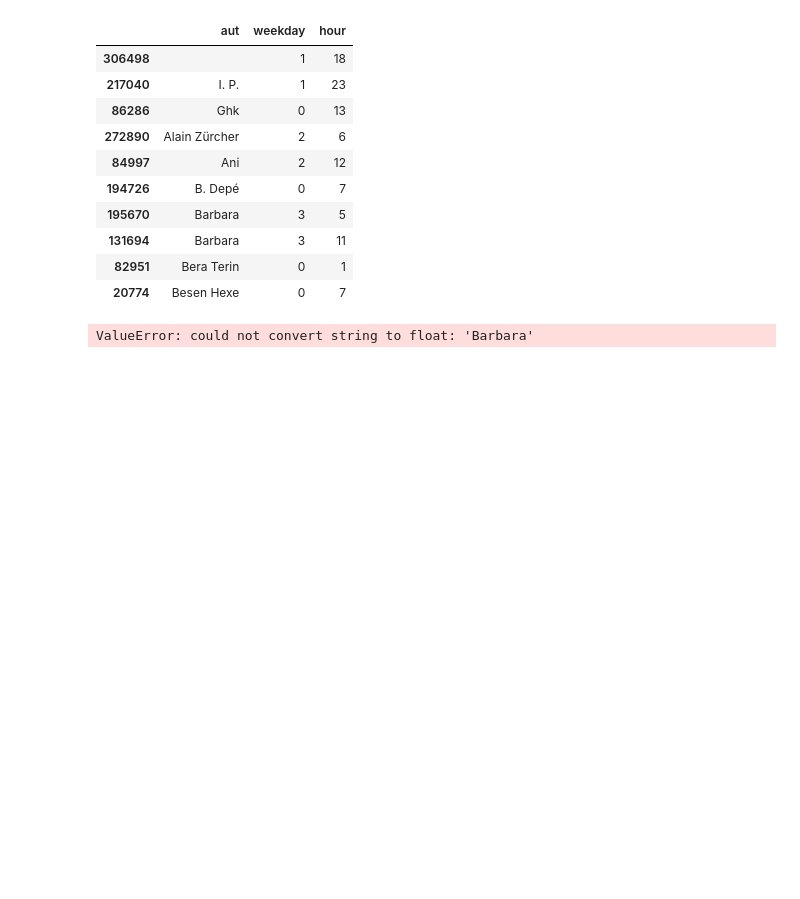
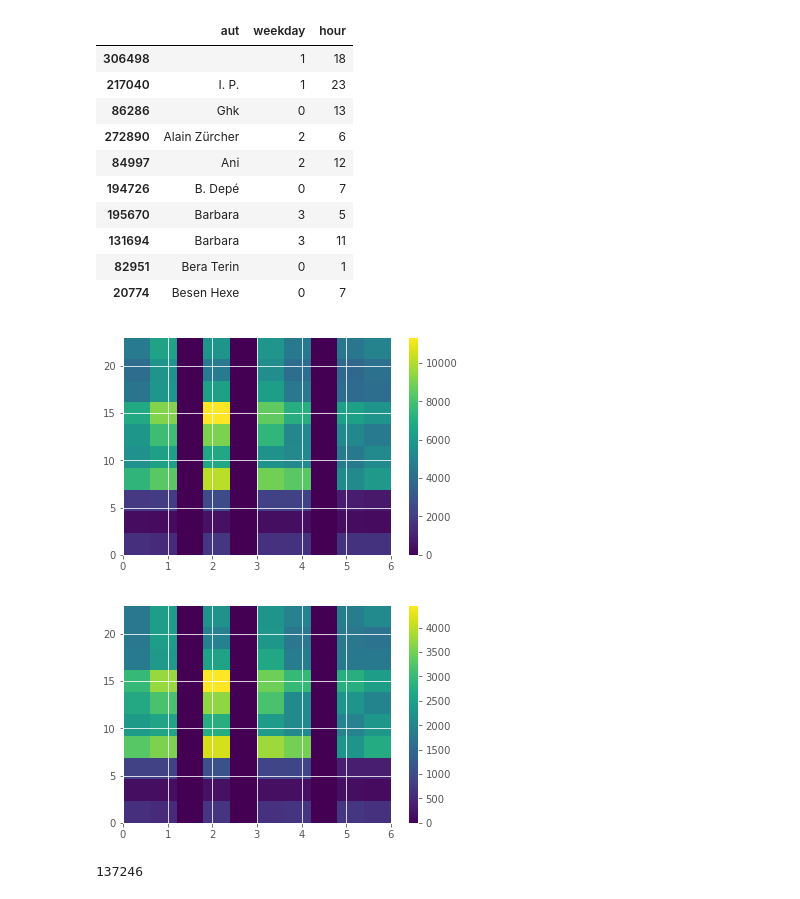
Before and after one commit to fdelia/bots, a Jupyter notebook: 7_user_behaviour.ipynb, the cells around one changed output. Saved outputs shown, nothing was run; the diff lists cells and outputs as text; code cells hidden in the pictures; blank space fills up the shorter version.

```diff
--- a/7_user_behaviour.ipynb
+++ b/7_user_behaviour.ipynb
@@ -74,6 +74,10 @@ df_art['text_len'] = df_art['text'].apply(lambda x: len(str(x)))
 df_art['text_num_words'] = df_art['text'].apply(lambda x: len(str(x).split()))
 df_art['text_n_periods'] = df_art['text'].apply(lambda x: len(str(x).split('.')))
 
+# TODO get stats for each article with iteration, no df_merge
+for row in df_art.iterrows():
+    pass
+"""
 # Left inner join
 df_merge = df_art.merge(df_com, left_on='tId', right_on='tId', how='left')
 
@@ -96,11 +100,8 @@ def get_art_statistics(group):
     return group
 
 df_merge = df_merge.apply(get_art_statistics)
-#df_merge = df_merge.groupby('tId').mean().reset_index()
-#df_merge = df_merge.merge(df_art[['tId', 'header', 'sub', 'text']], on='tId')
-
-df_users = df_com.groupby('aut').mean()
+"""
+df_users = df_com.groupby('aut').mean()#.reset_index()
+df_users['num_comments'] = df_com[['aut', 'cId']].groupby('aut').count()['cId']
 df_users.head(1)
-
-#df_merge.head(1)
 # %% [output]
@@ -115,9 +119,9 @@ Questions
 #aut_weekdays = df_com.groupby('aut')['weekday'].apply(list)
 #aut_hours = df_com.groupby('aut')['hour'].apply(list)
 #df_users_wdh = pd.merge(pd.DataFrame(aut_weekdays).reset_index(), pd.DataFrame(aut_hours).reset_index())
-#df_users_wdh['num_comments'] = df_users_wdh['hour'].apply(len)
-df_users_wdh = df_com.sort_values('aut')[['aut', 'weekday', 'hour']]
-df_users_wdh.head(10)
+#df_users_wdh['num_codmments'] = df_users_wdh['hour'].apply(len)
+df_com_wdh = df_com.sort_values('aut')[['aut', 'weekday', 'hour']]
+df_com_wdh.head(10)
 # %% [output]
 |  | aut | weekday | hour |
 | 306498 |  | 1 | 18 |
@@ -130,9 +134,18 @@ df_users_wdh.head(10)
 | 131694 | Barbara | 3 | 11 |
 | 82951 | Bera Terin | 0 | 1 |
 | 20774 | Besen Hexe | 0 | 7 |
-# %%
-from sklearn.neighbors import NearestNeighbors
-
-nbrs = NearestNeighbors(n_jobs=-1).fit(df_users_wdh[['weekday', 'hour']])
-# %% [output]
-ValueError: could not convert string to float: 'Barbara'
+# %%
+#df_users_wdh.hist(['weekday', 'hour'])
+def hist2d(df):
+    plt.hist2d(df['weekday'], df['hour'])
+    plt.colorbar(); plt.show()
+
+hist2d(df_com_wdh)
+
+users_with_x_comments = df_users[df_users['num_comments'] > 30].index.values
+hist2d(df_com_wdh[df_com_wdh['aut'].isin(users_with_x_comments)])
+#len(df_com_wdh[df_com_wdh['aut'].isin(users_with_x_comments)])
+# %% [output]
+[figure, added]
+[figure, added]
+137246
```
Also changed, not shown: parts of 3 cells of this notebook.
